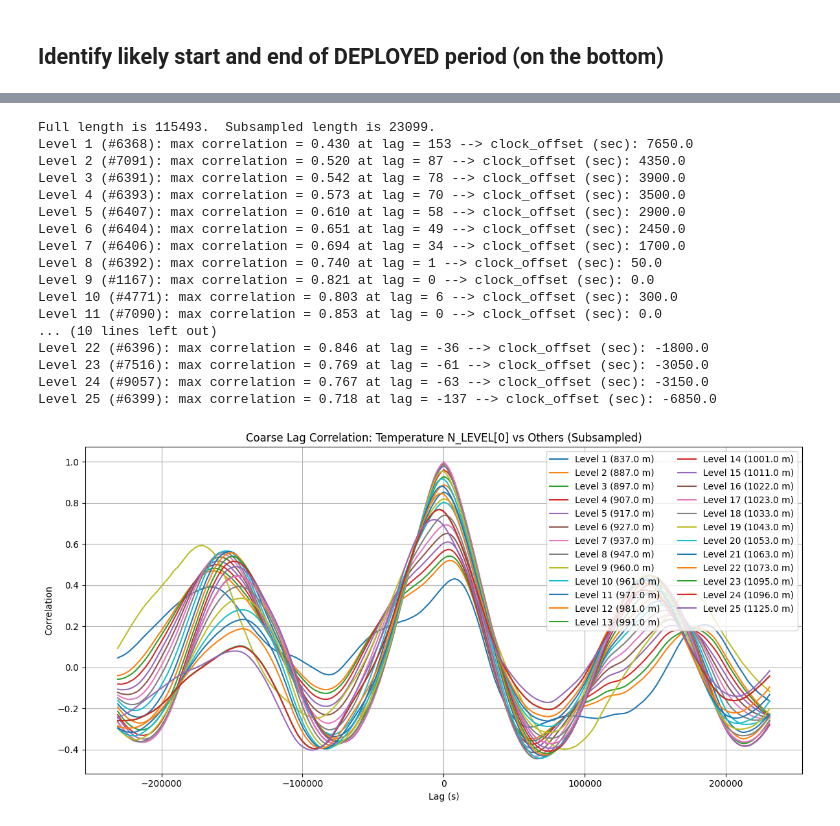
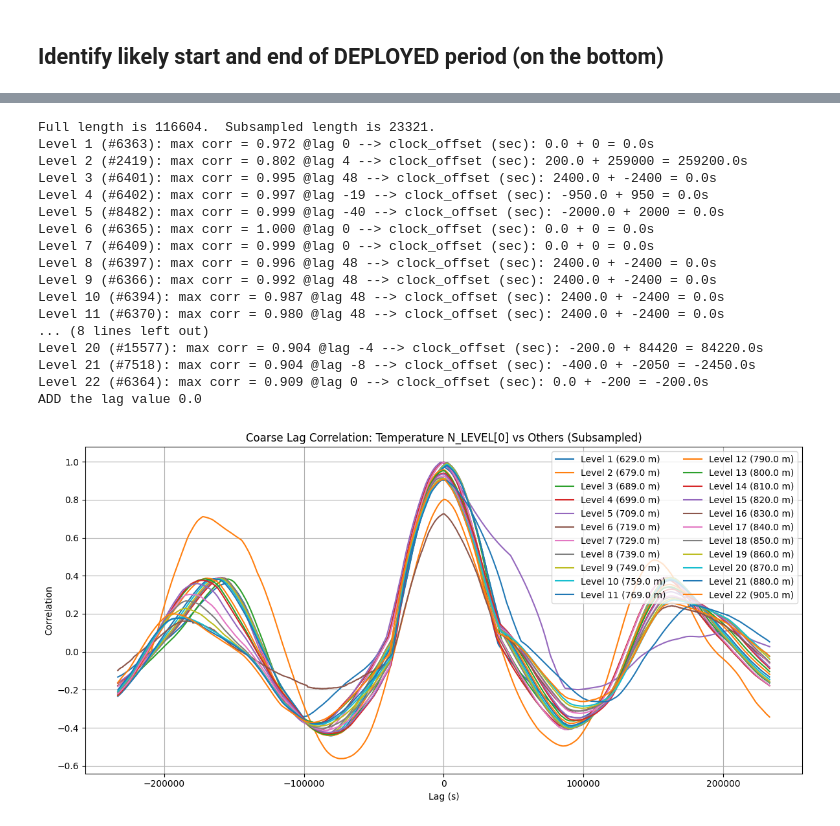
Before and after one commit to ocean-uhh/oceanarray, a Jupyter notebook: notebooks/demo_check_clock.ipynb, the cells around one changed output, grey strips where cells are left out. Drawn from its saved outputs; the diff is of its cells as text; code cells hidden in the pictures.

```diff
--- a/notebooks/demo_check_clock.ipynb
+++ b/notebooks/demo_check_clock.ipynb
@@ -33,9 +33,20 @@ import yaml
 import matplotlib.pyplot as plt
 import numpy as np
 import xarray as xr
+import pandas as pd
 from datetime import datetime
+import importlib
+from oceanarray import find_deployment
 
 from oceanarray import tools
+
+moorlist = ['ds2_X_2012','ds2_X_2017','ds2_X_2018',
+            'ds8_1_2012','ds9_1_2012','ds10_1_2012', 'ds11_1_2012','ds12_1_2012',
+            'ds13_1_2012','ds14_1_2012','ds15_1_2012','ds16_1_2012','ds17_1_2012',
+            'ds19_1_2012','ds18_1_2012','ds28_1_2017',
+            'dsA_1_2018','dsB_1_2018','dsC_1_2018', 'dsD_1_2018','dsE_1_2018','dsF_1_2018',
+            'dsM1_1_2017','dsM2_1_2017','dsM3_1_2017','dsM4_1_2017','dsM5_1_2017']
+moorlist = ['dsE_1_2018']
 # %% [markdown]
 ## Load data for one mooring into datasets, list of xarray datasets
 # %%
@@ -368,8 +367,5 @@ Attributes:
 # %%
-from oceanarray import find_deployment
 importlib.reload(find_deployment)
 
-combined_ds = find_deployment.find_deployment(combined_ds,bottom_strategy="deployment_bounds",
-    deployment_time=ds.attrs.get("deployment_time"),
-    recovery_time=ds.attrs.get("recovery_time"))
+combined_ds = find_deployment.find_deployment(combined_ds,bottom_strategy="deployment_bounds")
 # %% [output]
@@ -561,20 +583,3 @@ Consensus-derived refs -> ref_start=2018-08-13 19:54:00, ref_end=2018-08-27 13:3
 # %%
-# Trim combined_ds to the period between start_time and end_time
-combined_ds = combined_ds.where(combined_ds['time']>combined_ds.attrs['start_time'], drop=True)
-combined_ds = combined_ds.where(combined_ds['time']<combined_ds.attrs['end_time'], drop=True)
-
-
-# Plot a basic variable
-time_interval = np.nanmedian(np.diff(combined_ds['time'].values) / np.timedelta64(1, 'm'))
-
-plt.figure(figsize=(12, 6))
-for i in range(combined_ds.sizes['N_LEVELS']):
-    plt.plot(combined_ds['time'], combined_ds['temperature'][:, i], label=f'Level {i} ({depths[i]} m)')
-plt.xlabel('Time')
-plt.ylabel('Temperature (°C)')
-plt.title('Temperature Time Series for All Levels')
-plt.legend(loc='upper right', ncol=2)
-
-plt.tight_layout()
-plt.show()
+combined_ds
 # %% [output]
@@ -588,7 +632,7 @@ time_interval = np.nanmedian(np.diff(combined_ds['time'].values) / np.timedelta6
 sub_sample = 5
 
 
-ref_index = 15
+ref_index = 5
 
 n_full = len(combined_ds['temperature'][:, ref_index].values)
 ref_temp_sub = combined_ds['temperature'][:, ref_index].values[::sub_sample]
@@ -597,53 +641,54 @@ print(f"Full length is {n_full}.  Subsampled length is {n_sub}.")
 
 max_lag_sub = n_sub // 5
 max_lag_sub = n_sub // 5
 lags_sub = np.arange(-max_lag_sub, max_lag_sub + 1)
 lags = []
 plt.figure(figsize=(12, 6))
 
 for i in range(0, N_LEVELS):
     serial = combined_ds['serial_number'][i].values
     temp_i_sub = combined_ds['temperature'][:, i].values[::sub_sample]
+    coff = combined_ds['clock_offset'][i].values
     corrs_sub = tools.lag_correlation(ref_temp_sub, temp_i_sub, max_lag_sub)
     # Find maximum correlation and corresponding lag
     max_corr_idx = np.nanargmax(corrs_sub)
     max_corr = corrs_sub[max_corr_idx]
     max_lag = lags_sub[max_corr_idx]
     dt_sub = sub_sample * time_interval
-    print(f"Level {i+1} (#{serial}): max correlation = {max_corr:.3f} at lag = {max_lag} --> clock_offset (sec): {max_lag*dt_sub}")
+    print(f"Level {i+1} (#{serial}): max corr = {max_corr:.3f} @lag {max_lag} --> clock_offset (sec): {max_lag*dt_sub} + {coff} = {max_lag*dt_sub+coff}s")
     plt.plot(lags_sub*dt_sub, corrs_sub, label=f'Level {i+1} ({depths[i]} m)')
 
     lags.append(max_lag)
 
 combined_ds['lags'] = ('N_LEVELS', lags)
-
+print(f"Enter the summed value, no sign change, in the yaml as clock_offset: XXXX")
 
 plt.xlabel('Lag (s)')
 plt.ylabel('Correlation')
 plt.title('Coarse Lag Correlation: Temperature N_LEVEL[0] vs Others (Subsampled)')
 plt.legend(loc='upper right', ncol=2)
 plt.grid()
 plt.tight_layout()
 plt.show()
 # %% [output]
-Full length is 115493.  Subsampled length is 23099.
-Level 1 (#6368): max correlation = 0.430 at lag = 153 --> clock_offset (sec): 7650.0
-Level 2 (#7091): max correlation = 0.520 at lag = 87 --> clock_offset (sec): 4350.0
-Level 3 (#6391): max correlation = 0.542 at lag = 78 --> clock_offset (sec): 3900.0
-Level 4 (#6393): max correlation = 0.573 at lag = 70 --> clock_offset (sec): 3500.0
-Level 5 (#6407): max correlation = 0.610 at lag = 58 --> clock_offset (sec): 2900.0
-Level 6 (#6404): max correlation = 0.651 at lag = 49 --> clock_offset (sec): 2450.0
-Level 7 (#6406): max correlation = 0.694 at lag = 34 --> clock_offset (sec): 1700.0
-Level 8 (#6392): max correlation = 0.740 at lag = 1 --> clock_offset (sec): 50.0
-Level 9 (#1167): max correlation = 0.821 at lag = 0 --> clock_offset (sec): 0.0
-Level 10 (#4771): max correlation = 0.803 at lag = 6 --> clock_offset (sec): 300.0
-Level 11 (#7090): max correlation = 0.853 at lag = 0 --> clock_offset (sec): 0.0
-... (10 lines left out)
-Level 22 (#6396): max correlation = 0.846 at lag = -36 --> clock_offset (sec): -1800.0
-Level 23 (#7516): max correlation = 0.769 at lag = -61 --> clock_offset (sec): -3050.0
-Level 24 (#9057): max correlation = 0.767 at lag = -63 --> clock_offset (sec): -3150.0
-Level 25 (#6399): max correlation = 0.718 at lag = -137 --> clock_offset (sec): -6850.0
+Full length is 116604.  Subsampled length is 23321.
+Level 1 (#6363): max corr = 0.972 @lag 0 --> clock_offset (sec): 0.0 + 0 = 0.0s
+Level 2 (#2419): max corr = 0.802 @lag 4 --> clock_offset (sec): 200.0 + 259000 = 259200.0s
+Level 3 (#6401): max corr = 0.995 @lag 48 --> clock_offset (sec): 2400.0 + -2400 = 0.0s
+Level 4 (#6402): max corr = 0.997 @lag -19 --> clock_offset (sec): -950.0 + 950 = 0.0s
+Level 5 (#8482): max corr = 0.999 @lag -40 --> clock_offset (sec): -2000.0 + 2000 = 0.0s
+Level 6 (#6365): max corr = 1.000 @lag 0 --> clock_offset (sec): 0.0 + 0 = 0.0s
+Level 7 (#6409): max corr = 0.999 @lag 0 --> clock_offset (sec): 0.0 + 0 = 0.0s
+Level 8 (#6397): max corr = 0.996 @lag 48 --> clock_offset (sec): 2400.0 + -2400 = 0.0s
+Level 9 (#6366): max corr = 0.992 @lag 48 --> clock_offset (sec): 2400.0 + -2400 = 0.0s
+Level 10 (#6394): max corr = 0.987 @lag 48 --> clock_offset (sec): 2400.0 + -2400 = 0.0s
+Level 11 (#6370): max corr = 0.980 @lag 48 --> clock_offset (sec): 2400.0 + -2400 = 0.0s
+... (8 lines left out)
+Level 20 (#15577): max corr = 0.904 @lag -4 --> clock_offset (sec): -200.0 + 84420 = 84220.0s
+Level 21 (#7518): max corr = 0.904 @lag -8 --> clock_offset (sec): -400.0 + -2050 = -2450.0s
+Level 22 (#6364): max corr = 0.909 @lag 0 --> clock_offset (sec): 0.0 + -200 = -200.0s
+ADD the lag value 0.0
-[figure, old version]
+[figure, new version]
 # %%
 combined_ds
 # %% [output]
```
Also changed, not shown: parts of 19 cells of this notebook, 9 other files.
